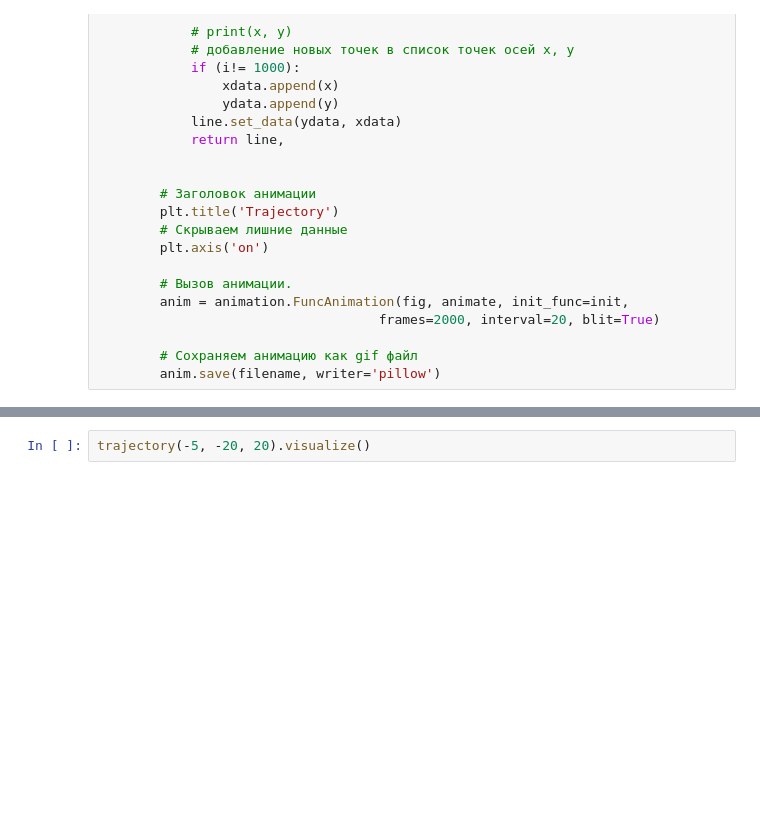
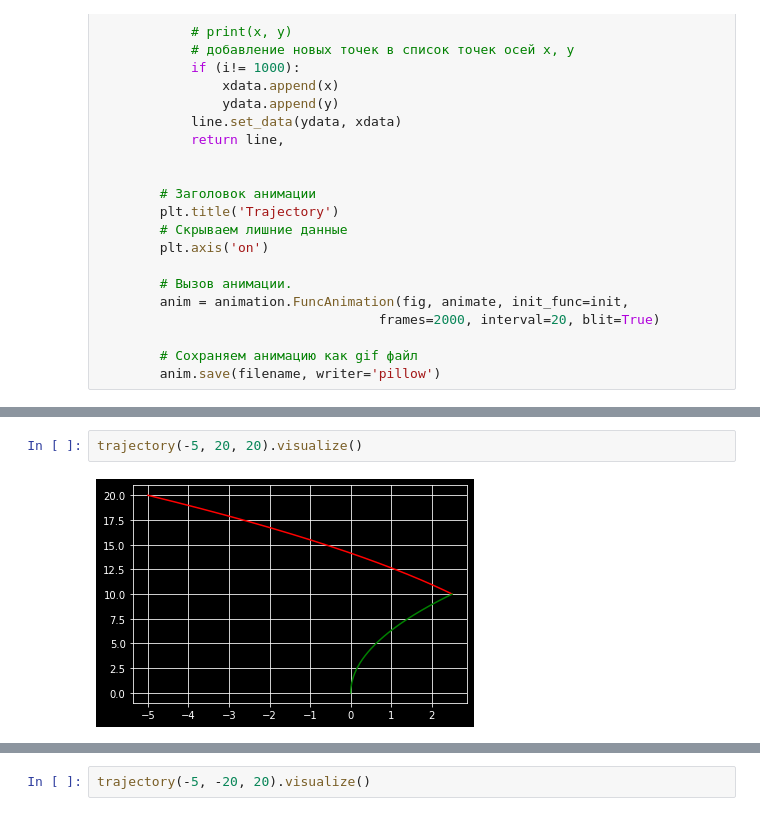
Before and after one commit to MariaKlimova/teorupr6, a Jupyter notebook: singleAxeRotation.ipynb, the cells around one changed output, grey strips where cells are left out. Drawn from its saved outputs; the diff is of its cells as text; blank space fills up the shorter version.

```diff
--- a/singleAxeRotation.ipynb
+++ b/singleAxeRotation.ipynb
@@ -120,0 +129,4 @@ class trajectory:
+# %%
+trajectory(-5, 20, 20).visualize()
+# %% [output]
+[figure, added]
```
Also changed, not shown: parts of 6 cells of this notebook, 6 other files.
